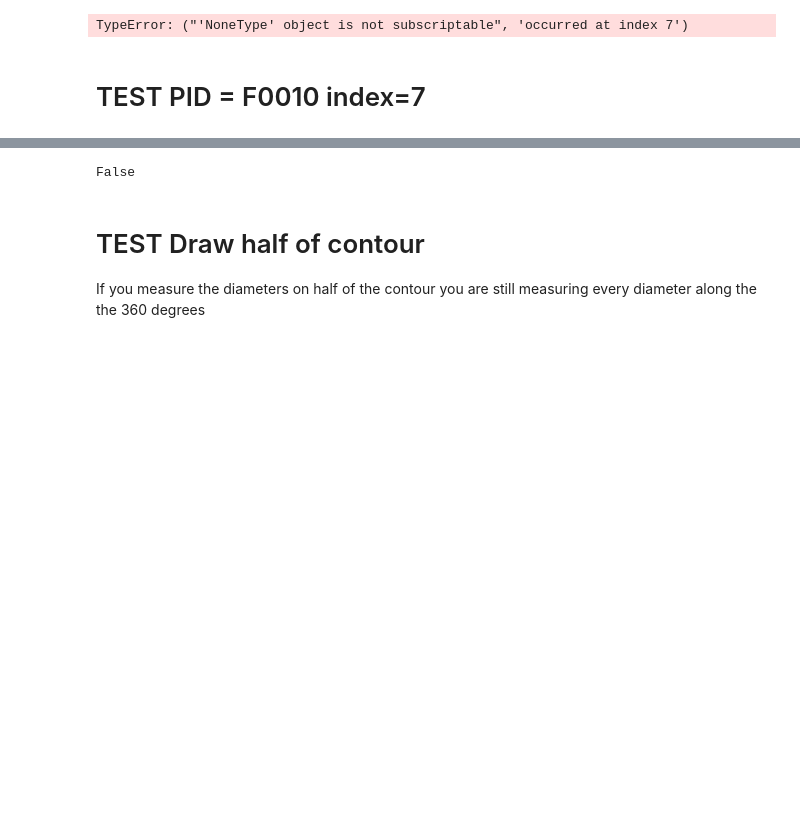
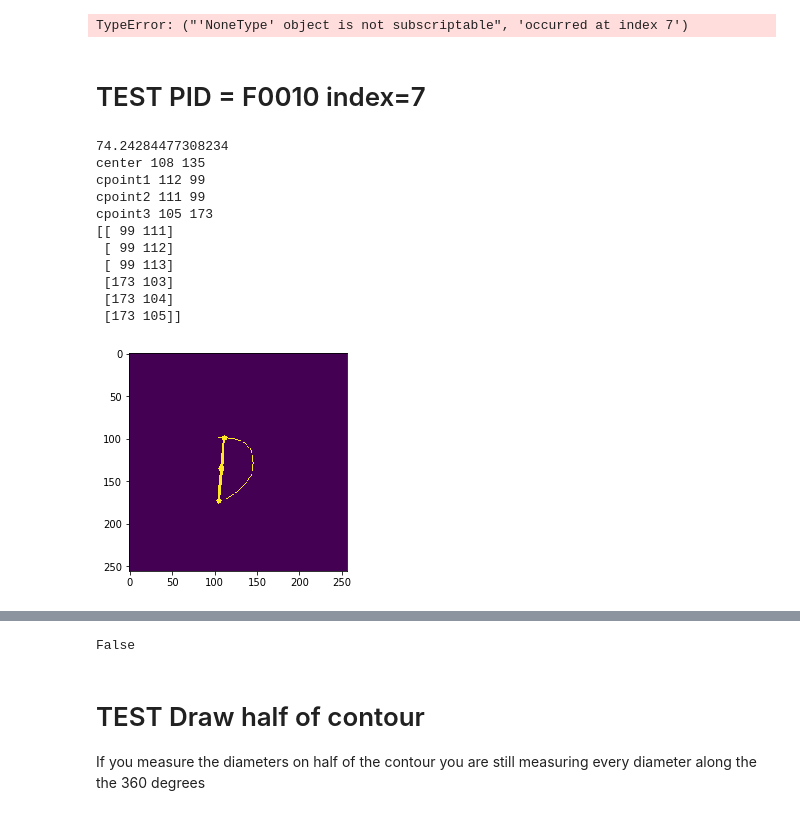
Before and after one commit to paulnguyen81/bloodpressure_ffr, a Jupyter notebook: feature_eccentricity.ipynb, the cells around one changed output, grey strips where cells are left out. Drawn from its saved outputs; the diff is of its cells as text; code cells hidden in the pictures; blank space fills up the shorter version.

```diff
--- a/feature_eccentricity.ipynb
+++ b/feature_eccentricity.ipynb
@@ -312,7 +312,7 @@ TypeError: ("'NoneType' object is not subscriptable", 'occurred at index 7')
 # TEST PID = F0010 index=7
 # %%
 mha = 7
-im = imstack[71]
+im = imstack[73]
 lineindex = 8
 
 imstack = im2arr(files[mha])
@@ -348,32 +348,45 @@ if any(np.array(parent) == 0):
     #find intersection of line and contour
     imgcombo = cv2.bitwise_and(img4,img5)
     intersect = np.argwhere(imgcombo == 255)
 
     x1 = intersect[0][1]
     y1 = intersect[0][0]
     x2 = intersect[-1][1]
     y2 = intersect[-1][0]
 
     distance = sqrt( (x2 - x1)**2 + (y2 - y1)**2 )
     print(distance)
 
     img6 = np.zeros((256,256), np.uint8)
     cv2.line(img6, (x1, y1), (x2, y2), (255,0,0),2)
     cv2.circle(img6, (round(cX),round(cY)), 3, (255,0,0), -1)
     cv2.circle(img6, (round(x0),round(y0)), 3, (255,0,0), -1)
     cv2.circle(img6, (round(x1),round(y1)), 3, (255,0,0), -1)
     cv2.circle(img6, (round(x2),round(y2)), 3, (255,0,0), -1)
     #cv2.circle(img6, (0,0), 5, (255,0,0), -1)
     cv2.drawContours(img6, lumen_c[:round(len(lumen_c)/2)], -1, (255,255,255), 1)
     plt.imshow(img6)
     #plt.imshow(img5)
 
     #plt.imshow(img5 | img4)
     #plt.imshow(imgcombo)
     print("center",cX,cY)
     print("cpoint1",x0,y0)
     print("cpoint2",x1,y1)
     print("cpoint3",x2,y2)
     print(intersect)
+# %% [output]
+74.24284477308234
+center 108 135
+cpoint1 112 99
+cpoint2 111 99
+cpoint3 105 173
+[[ 99 111]
+ [ 99 112]
+ [ 99 113]
+ [173 103]
+ [173 104]
+ [173 105]]
+[figure, added]
 # %%
 mha = 7
```
Also changed, not shown: parts of 1 cell of this notebook, 1 other file.
